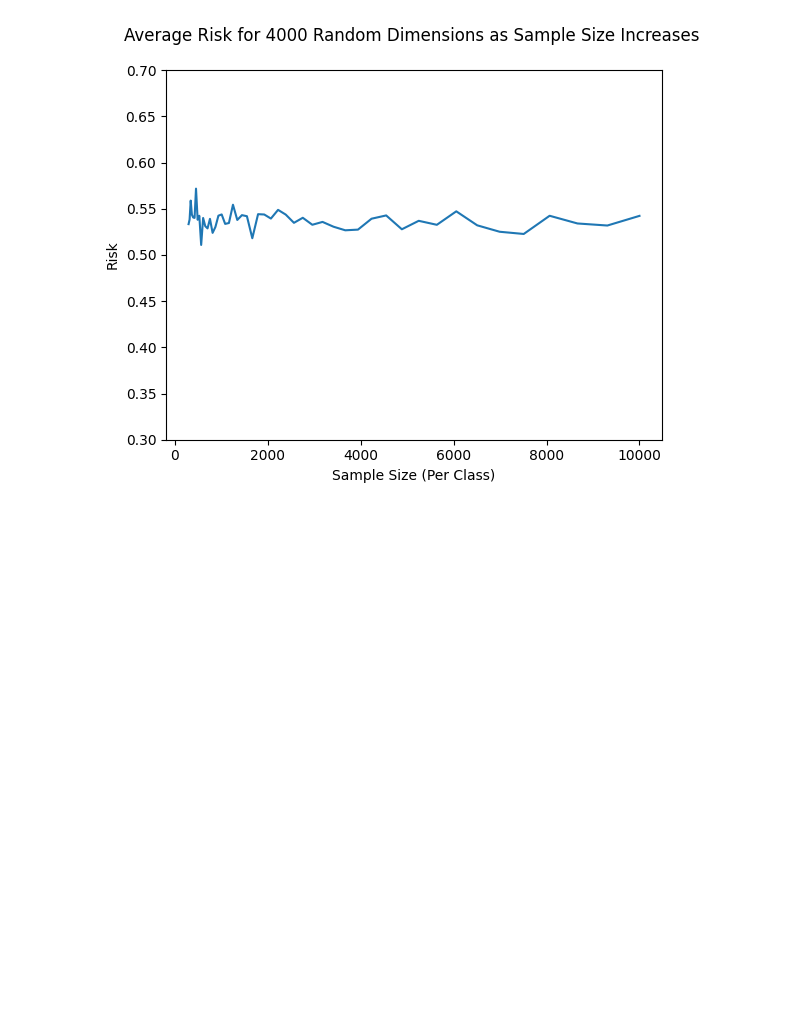
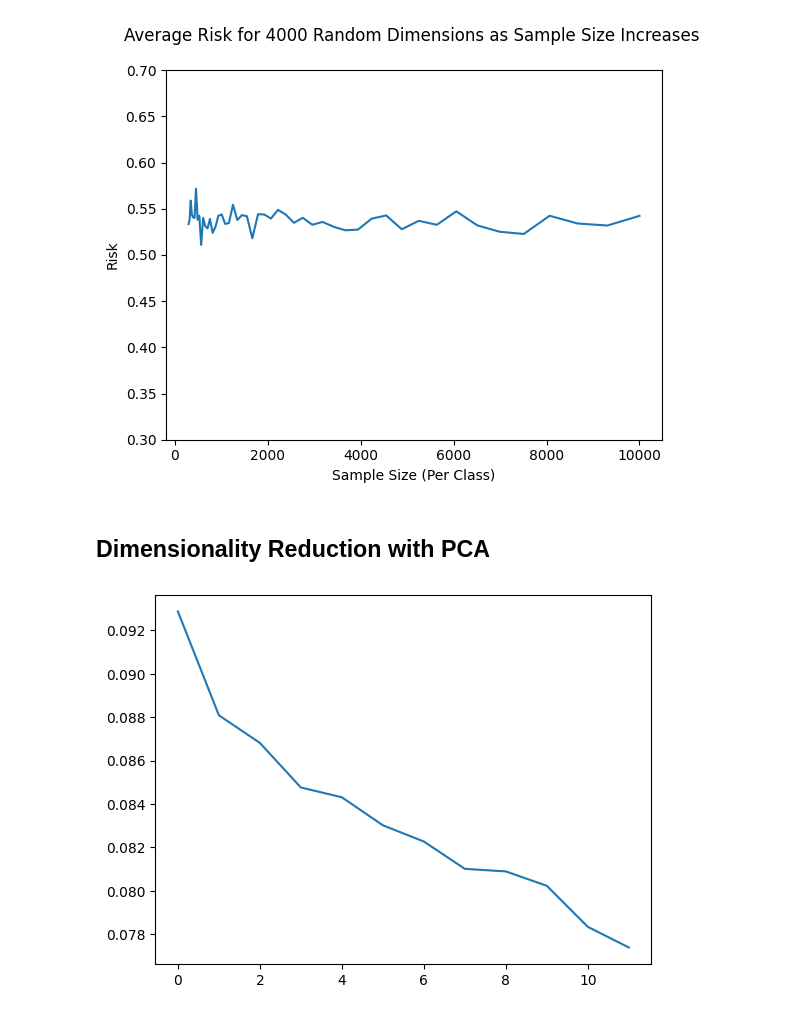
Before and after one commit to chenjoshua7/chenjoshua7.github.io, a Jupyter notebook: notebooks/cod.ipynb, the cells around one changed output. Saved outputs shown, nothing was run; the diff lists cells and outputs as text; code cells hidden in the pictures; blank space fills up the shorter version.

```diff
--- a/notebooks/cod.ipynb
+++ b/notebooks/cod.ipynb
@@ -84,3 +91,5 @@ plt.ylim(0.3, 0.7)
 plt.show()
 # %% [output]
 [figure]
+# %% [markdown]
+## Dimensionality Reduction with PCA
@@ -86,0 +99,15 @@ plt.show()
+# %%
+scale = StandardScaler()
+# %%
+n = 10
+x, y = randomData(noise_features=n)
+x = scale.fit_transform(x)
+
+pca = PCA(n_components=n+2)
+pca.fit(x)
+transformed_x = pca.transform(x)
+# %%
+plt.plot(pca.explained_variance_ratio_)
+plt.show()
+# %% [output]
+[figure, added]
```
Also changed, not shown: parts of 14 cells of this notebook, 5 other files.
